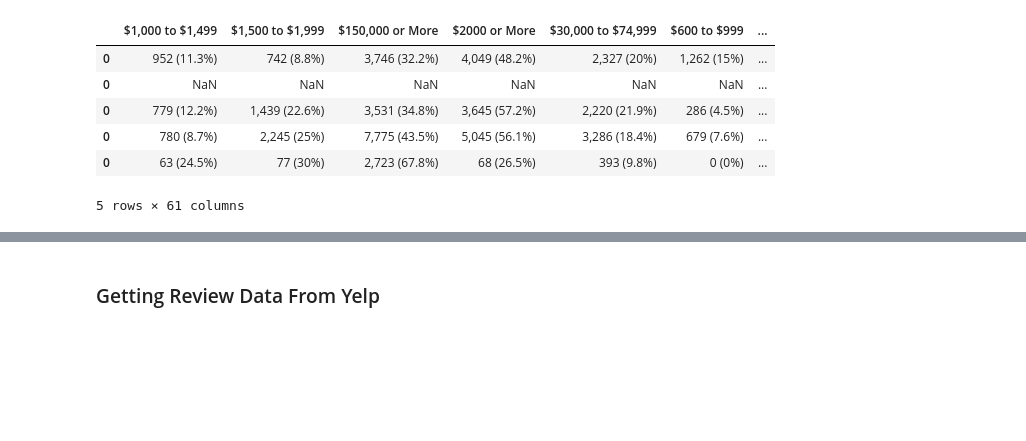
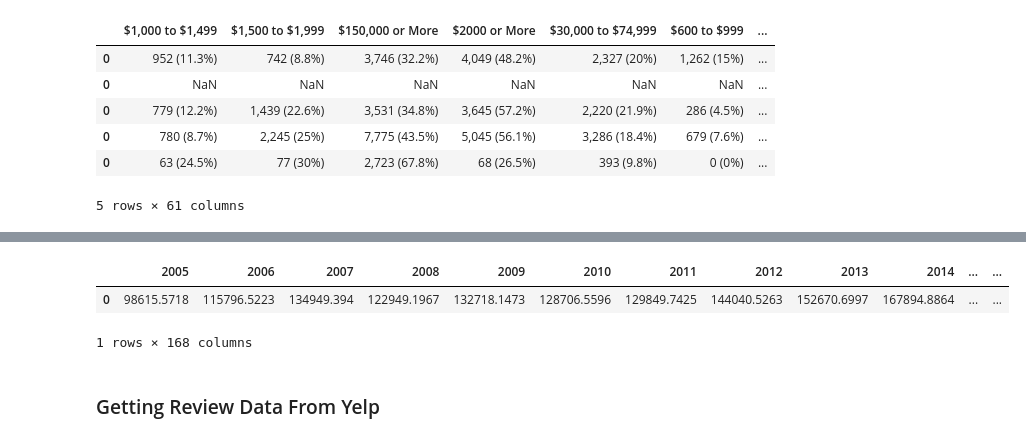
Before and after one commit to rvent/Tutoring_Company_Project, a Jupyter notebook: DataGatherNB.ipynb, the cells around one changed output, grey strips where cells are left out. Drawn from its saved outputs; the diff is of its cells as text; code cells hidden in the pictures; blank space fills up the shorter version.

```diff
--- a/DataGatherNB.ipynb
+++ b/DataGatherNB.ipynb
@@ -516,3 +363,9 @@ ValueError: Wrong number of items passed 9, placement implies 1
+# %%
+pd.DataFrame([final_dic])
+# %% [output]
+|  | 2005 | 2006 | 2007 | 2008 | 2009 | 2010 | 2011 | 2012 | 2013 | 2014 | ... | ... |
+| 0 | 98615.5718 | 115796.5223 | 134949.394 | 122949.1967 | 132718.1473 | 128706.5596 | 129849.7425 | 144040.5263 | 152670.6997 | 167894.8864 | ... | ... |
+1 rows × 168 columns
 # %% [markdown]
 ### Getting Review Data From Yelp
 # %%
```
Also changed, not shown: parts of 48 cells of this notebook, 1 other file.
